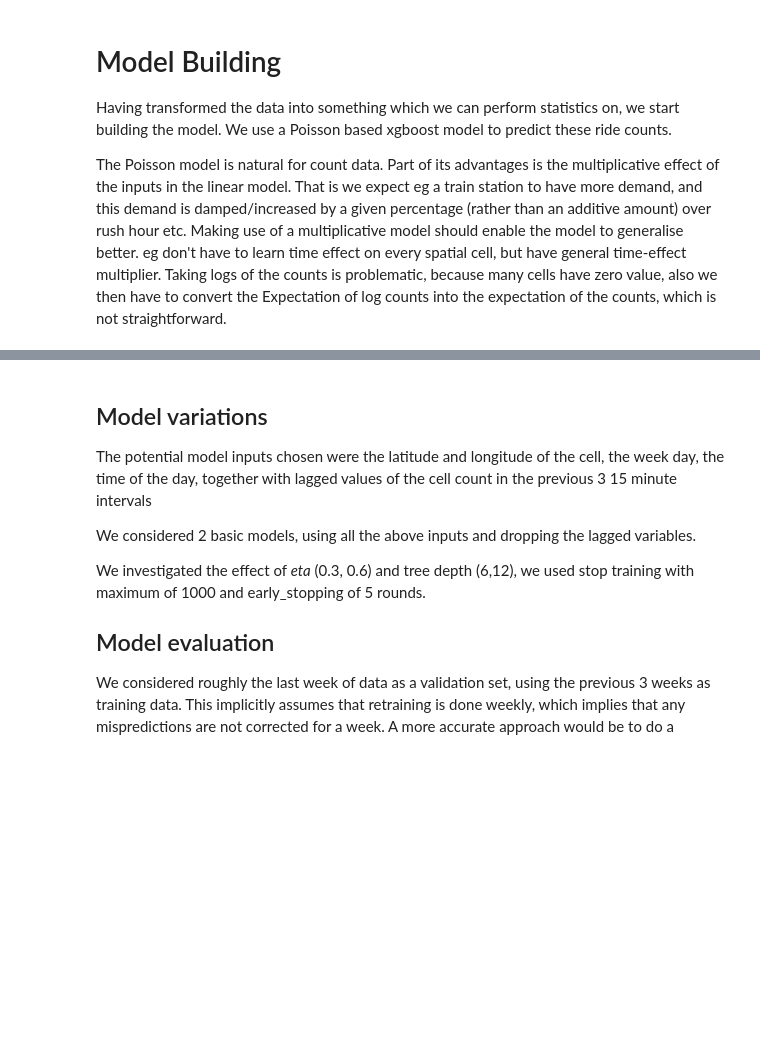
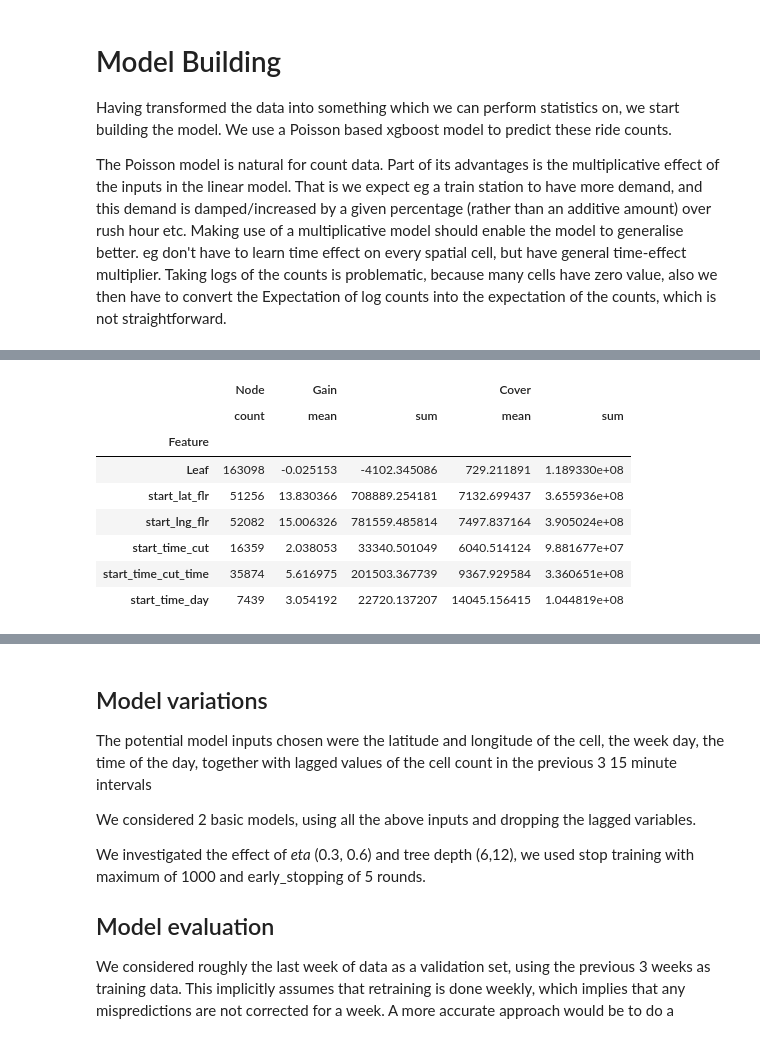
Before and after one commit to seanv507/rides, a Jupyter notebook: analysis_pl.ipynb, the cells around one changed output, grey strips where cells are left out. Saved outputs shown, nothing was run; the diff lists cells and outputs as text; code cells hidden in the pictures; blank space fills up the shorter version.

```diff
--- a/analysis_pl.ipynb
+++ b/analysis_pl.ipynb
@@ -331,0 +457,14 @@ bst.attributes()
+# %%
+zz.groupby("Feature").agg(
+    {"Node": ["count"], "Gain": ["mean", "sum"], "Cover": ["mean", "sum"]}
+)
+# %% [output]
+|  | Node | Gain |  | Cover |  |
+|  | count | mean | sum | mean | sum |
+| Feature |  |  |  |  |  |
+| Leaf | 163098 | -0.025153 | -4102.345086 | 729.211891 | 1.189330e+08 |
+| start_lat_flr | 51256 | 13.830366 | 708889.254181 | 7132.699437 | 3.655936e+08 |
+| start_lng_flr | 52082 | 15.006326 | 781559.485814 | 7497.837164 | 3.905024e+08 |
+| start_time_cut | 16359 | 2.038053 | 33340.501049 | 6040.514124 | 9.881677e+07 |
+| start_time_cut_time | 35874 | 5.616975 | 201503.367739 | 9367.929584 | 3.360651e+08 |
+| start_time_day | 7439 | 3.054192 | 22720.137207 | 14045.156415 | 1.044819e+08 |
```
Also changed, not shown: parts of 29 cells of this notebook, 2 other files.
